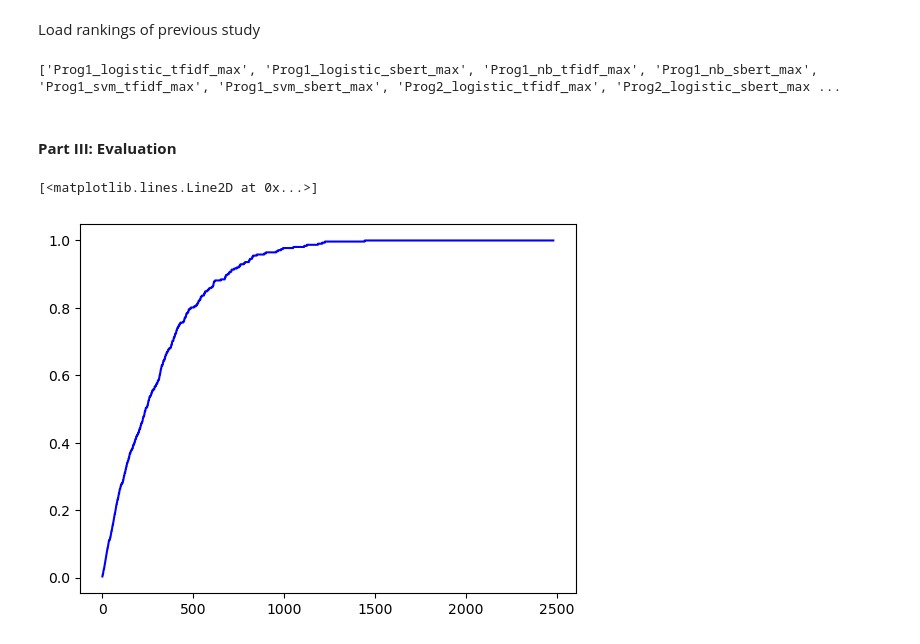
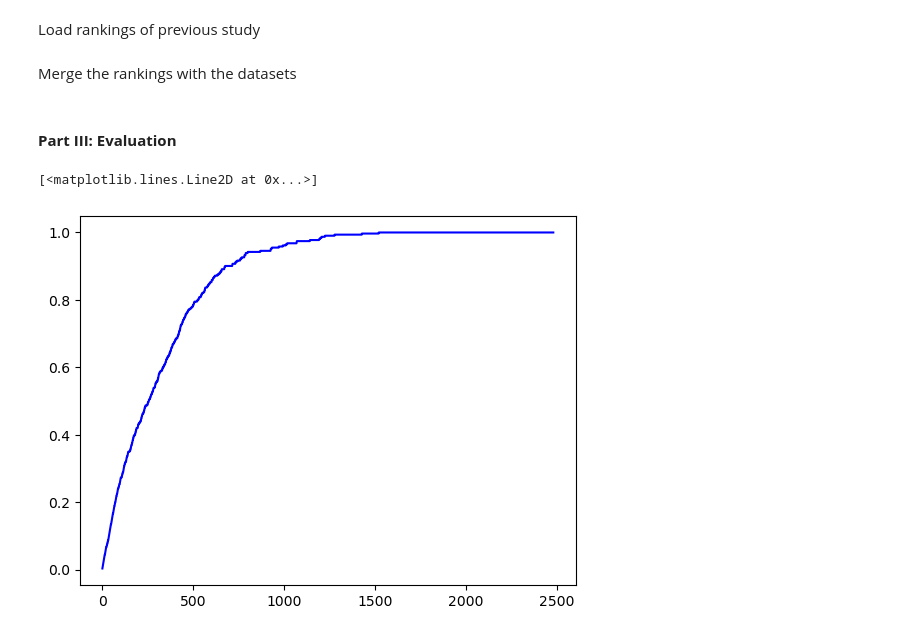
Before and after one commit to isa-sp/TAR-abstracts, a Jupyter notebook: set-up.ipynb, the cells around one changed output. Drawn from its saved outputs; the diff is of its cells as text; code cells hidden in the pictures.

Commit message:
Draft TRIPOD figures

```diff
--- a/set-up.ipynb
+++ b/set-up.ipynb
@@ -292,7 +67,7 @@ for review in review_dic:
             for query_model in query_models:
                 review_id = str(review + "_" + train_model + "_" + feature_model + "_" + query_model )
                 sim_list_names.append(review_id)
-print(sim_list_names)
+
 # Retrieve the output from the HPC generated pickle files with each having the rankings of a single simulation
 multiple_sims = []
 for i in range(0, len(sim_list_names)):
@@ -303,17 +78,27 @@ for i in range(0, len(sim_list_names)):
                 raw_output.update(pickle.load(f))
     if len(raw_output) > 0:
         multiple_sims.append((sim_list_names[i], len(review_dic[sim_list_names[i].split('_')[0]]), n_simulations, raw_output))
-# %% [output]
-['Prog1_logistic_tfidf_max', 'Prog1_logistic_sbert_max', 'Prog1_nb_tfidf_max', 'Prog1_nb_sbert_max', 'Prog1_svm_tfidf_max', 'Prog1_svm_sbert_max', 'Prog2_logistic_tfidf_max', 'Prog2_logistic_sbert_max ...
+# %% [markdown]
+Merge the rankings with the datasets
 # %%
+warnings.filterwarnings('ignore', category=FutureWarning)
+
 review_dic_merged = review_dic.copy()
 
 for i in range(0, len(multiple_sims)):
     for j in multiple_sims[i][3]:
+
         review_sim = multiple_sims[i][0] + "_" + str(j)
         review_key = multiple_sims[i][0].split('_')[0]
         index_list = multiple_sims[i][3][j][0]['record_id']
         review_dic_merged[review_key][review_sim] = review_dic_merged[review_key]['record_id'].map({val: idx for idx, val in enumerate(index_list)})
-    review_dic[review_key]['ranking_average'] = review_dic[review_key].iloc[:, -200:].mean(axis=1)
+
+    #review_dic_merged[review_key]['ranking_average'] = review_dic_merged[review_key].iloc[:, -1000:].mean(axis=1)
+
+    review_dic_merged[review_key]['ranking_average_logistic_tfidf'] = review_dic_merged[review_key].filter(like='logistic_tfidf').mean(axis=1)
+    review_dic_merged[review_key]['ranking_average_logistic_sbert'] = review_dic_merged[review_key].filter(like='logistic_sbert').mean(axis=1)
+    review_dic_merged[review_key]['ranking_average_nb_tfidf'] = review_dic_merged[review_key].filter(like='nb_tfidf').mean(axis=1)
+    review_dic_merged[review_key]['ranking_average_svm_sbert'] = review_dic_merged[review_key].filter(like='svm_sbert').mean(axis=1)
+    review_dic_merged[review_key]['ranking_average_svm_tfidf'] = review_dic_merged[review_key].filter(like='svm_tfidf').mean(axis=1)
 # %% [markdown]
 #### **Part III: Evaluation**
@@ -355,14 +105,14 @@ for i in range(0, len(multiple_sims)):
 # %%
 df = review_dic_merged['Prog1']
-df_sort = df.sort_values(by='ranking_average', ascending=True)
+df_sort = df.sort_values(by='ranking_average_logistic_tfidf', ascending=True)
 labels = df_sort['label_ta_included']
 
 labels_series = pd.Series(labels)
 total_ones = labels_series.sum()
 cumulative_sum = labels_series.cumsum()
 proportion_ones = cumulative_sum / total_ones
 proportion_ones
 plt.plot(range(0, len(df)), proportion_ones, label='Line plot', color='blue')
 # %% [output]
 [<matplotlib.lines.Line2D at 0x...>]
-[figure, old version]
+[figure, new version]
```
Also changed, not shown: parts of 30 cells of this notebook.
